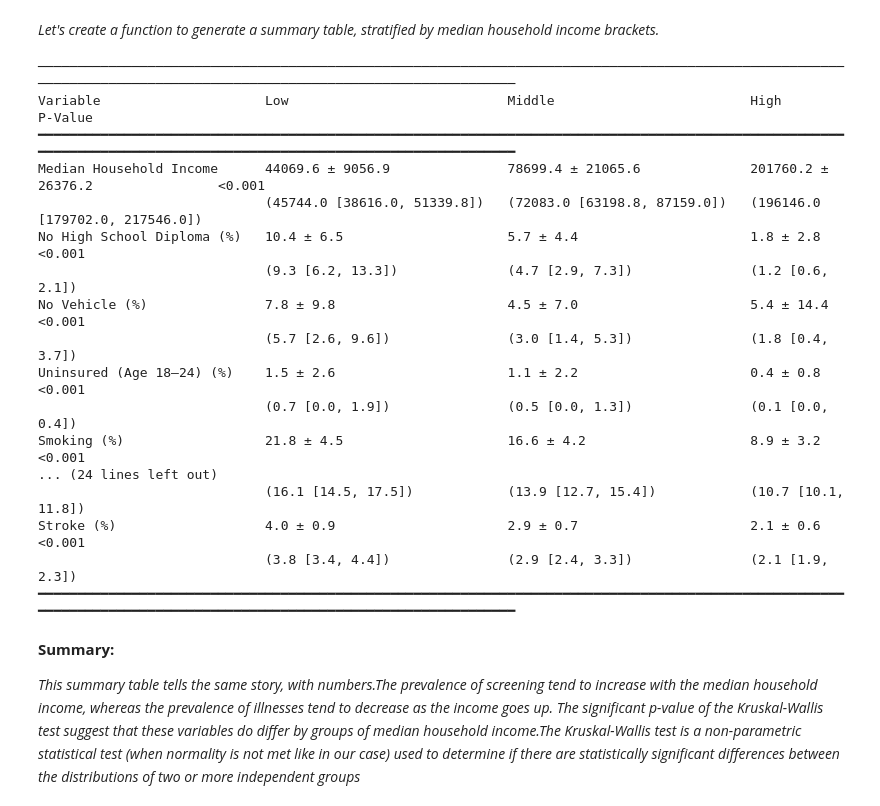
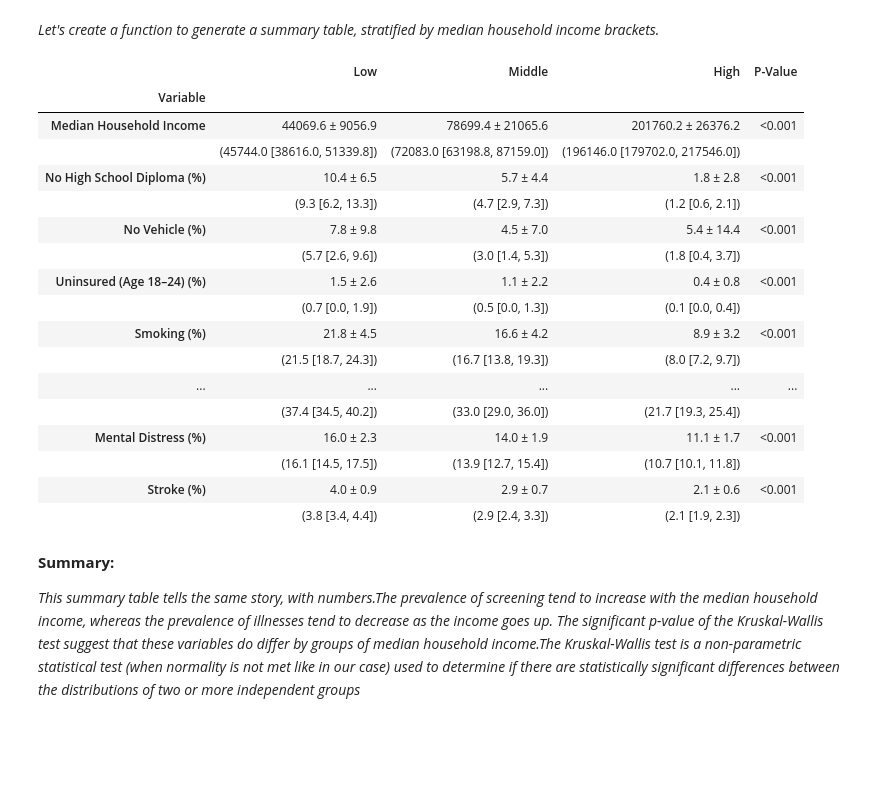
Before and after one commit to andrewnana/Python-data-cleaning-merging-visualization-and-modeling, a Jupyter notebook: acs-cdc.ipynb, the cells around one changed output. Drawn from its saved outputs; the diff is of its cells as text; code cells hidden in the pictures; blank space fills up the shorter version.

```diff
--- a/acs-cdc.ipynb
+++ b/acs-cdc.ipynb
@@ -1253,51 +1253,52 @@ rename_map = {
     'routine_checkup': 'Routine Checkup (%)',
     'colorectal_screening': 'Colorectal Screening (%)',
     'mammography': 'Mammography (%)',
     'cervical_screening': 'Cervical Screening (%)',
     'cholesterol_screening': 'Cholesterol Screening (%)',
     'diabetes': 'Diabetes (%)',
     'hypertension': 'Hypertension (%)',
     'copd': 'COPD (%)',
     'cancer': 'Cancer (%)',
     'obesity': 'Obesity (%)',
     'mental_distress': 'Mental Distress (%)',
     'stroke': 'Stroke (%)'
 }
 
 # Generate table
 table1 = create_table_one(
     df=place_acs,
     group_col="MHI_cat",
     continuous_vars=[
         'Median_Household_Income', 'Pct_No_High_School_Diploma',
         'Pct_No_Vehicle', 'Pct_Uninsured_18_24', 'smoking', 'binge_drinking',
         'routine_checkup', 'colorectal_screening', 'mammography',
         'cervical_screening', 'cholesterol_screening', 'diabetes',
         'hypertension', 'copd', 'cancer', 'obesity', 'mental_distress', 'stroke'
     ],
     categorical_vars=[],  # Add categorical vars if needed
     ordered_groups=["Low", "Middle", "High"],
     rename_map=rename_map
 )
-print_table_one(table1)
+table1
 # %% [output]
-────────────────────────────────────────────────────────────────────────────────────────────────────────────────────────────────────────────────────────────────────
-Variable                     Low                            Middle                         High                              P-Value
-━━━━━━━━━━━━━━━━━━━━━━━━━━━━━━━━━━━━━━━━━━━━━━━━━━━━━━━━━━━━━━━━━━━━━━━━━━━━━━━━━━━━━━━━━━━━━━━━━━━━━━━━━━━━━━━━━━━━━━━━━━━━━━━━━━━━━━━━━━━━━━━━━━━━━━━━━━━━━━━━━━━━
-Median Household Income      44069.6 ± 9056.9               78699.4 ± 21065.6              201760.2 ± 26376.2                <0.001
-                             (45744.0 [38616.0, 51339.8])   (72083.0 [63198.8, 87159.0])   (196146.0 [179702.0, 217546.0])
-No High School Diploma (%)   10.4 ± 6.5                     5.7 ± 4.4                      1.8 ± 2.8                         <0.001
-                             (9.3 [6.2, 13.3])              (4.7 [2.9, 7.3])               (1.2 [0.6, 2.1])
-No Vehicle (%)               7.8 ± 9.8                      4.5 ± 7.0                      5.4 ± 14.4                        <0.001
-                             (5.7 [2.6, 9.6])               (3.0 [1.4, 5.3])               (1.8 [0.4, 3.7])
-Uninsured (Age 18–24) (%)    1.5 ± 2.6                      1.1 ± 2.2                      0.4 ± 0.8                         <0.001
-                             (0.7 [0.0, 1.9])               (0.5 [0.0, 1.3])               (0.1 [0.0, 0.4])
-Smoking (%)                  21.8 ± 4.5                     16.6 ± 4.2                     8.9 ± 3.2                         <0.001
-... (24 lines left out)
-                             (16.1 [14.5, 17.5])            (13.9 [12.7, 15.4])            (10.7 [10.1, 11.8])
-Stroke (%)                   4.0 ± 0.9                      2.9 ± 0.7                      2.1 ± 0.6                         <0.001
-                             (3.8 [3.4, 4.4])               (2.9 [2.4, 3.3])               (2.1 [1.9, 2.3])
-━━━━━━━━━━━━━━━━━━━━━━━━━━━━━━━━━━━━━━━━━━━━━━━━━━━━━━━━━━━━━━━━━━━━━━━━━━━━━━━━━━━━━━━━━━━━━━━━━━━━━━━━━━━━━━━━━━━━━━━━━━━━━━━━━━━━━━━━━━━━━━━━━━━━━━━━━━━━━━━━━━━━
+|  | Low | Middle | High | P-Value |
+| Variable |  |  |  |  |
+| Median Household Income | 44069.6 ± 9056.9 | 78699.4 ± 21065.6 | 201760.2 ± 26376.2 | <0.001 |
+|  | (45744.0 [38616.0, 51339.8]) | (72083.0 [63198.8, 87159.0]) | (196146.0 [179702.0, 217546.0]) |  |
+| No High School Diploma (%) | 10.4 ± 6.5 | 5.7 ± 4.4 | 1.8 ± 2.8 | <0.001 |
+|  | (9.3 [6.2, 13.3]) | (4.7 [2.9, 7.3]) | (1.2 [0.6, 2.1]) |  |
+| No Vehicle (%) | 7.8 ± 9.8 | 4.5 ± 7.0 | 5.4 ± 14.4 | <0.001 |
+|  | (5.7 [2.6, 9.6]) | (3.0 [1.4, 5.3]) | (1.8 [0.4, 3.7]) |  |
+| Uninsured (Age 18–24) (%) | 1.5 ± 2.6 | 1.1 ± 2.2 | 0.4 ± 0.8 | <0.001 |
+|  | (0.7 [0.0, 1.9]) | (0.5 [0.0, 1.3]) | (0.1 [0.0, 0.4]) |  |
+| Smoking (%) | 21.8 ± 4.5 | 16.6 ± 4.2 | 8.9 ± 3.2 | <0.001 |
+|  | (21.5 [18.7, 24.3]) | (16.7 [13.8, 19.3]) | (8.0 [7.2, 9.7]) |  |
+| ... | ... | ... | ... | ... |
+|  | (37.4 [34.5, 40.2]) | (33.0 [29.0, 36.0]) | (21.7 [19.3, 25.4]) |  |
+| Mental Distress (%) | 16.0 ± 2.3 | 14.0 ± 1.9 | 11.1 ± 1.7 | <0.001 |
+|  | (16.1 [14.5, 17.5]) | (13.9 [12.7, 15.4]) | (10.7 [10.1, 11.8]) |  |
+| Stroke (%) | 4.0 ± 0.9 | 2.9 ± 0.7 | 2.1 ± 0.6 | <0.001 |
+|  | (3.8 [3.4, 4.4]) | (2.9 [2.4, 3.3]) | (2.1 [1.9, 2.3]) |  |
 # %% [markdown]
 __Summary:__
 
```
Also changed, not shown: parts of 5 cells of this notebook.
